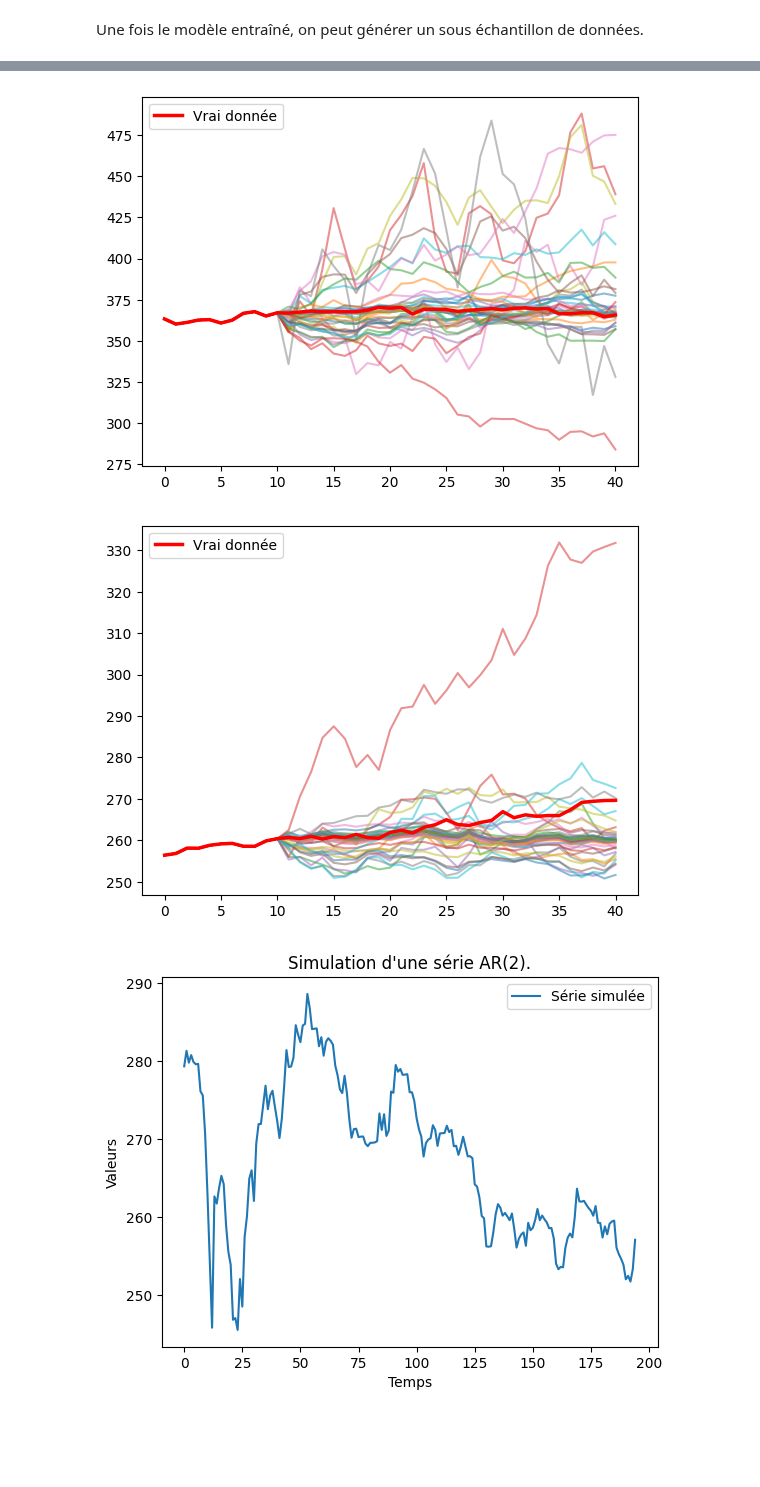
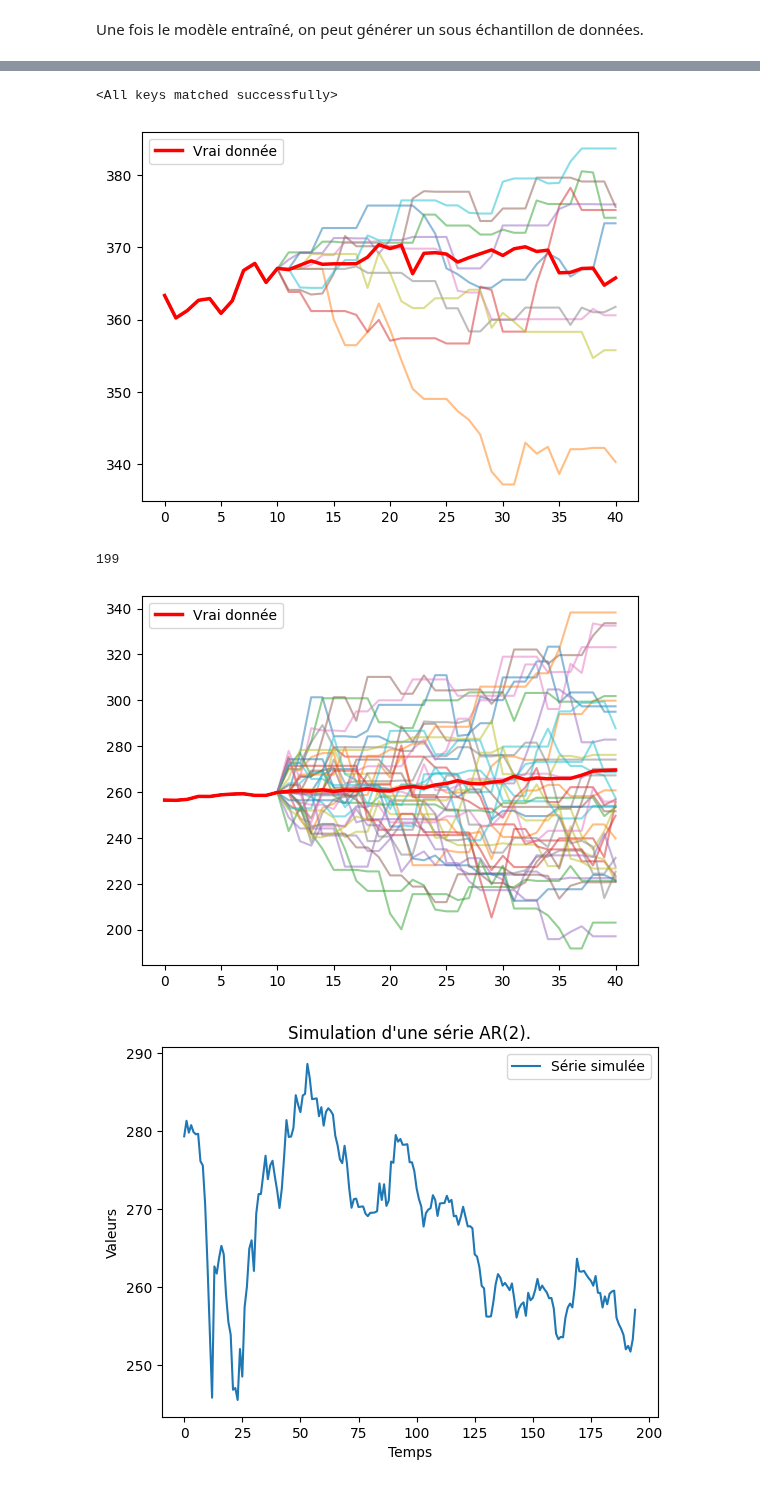
Before and after one commit to QMoayedpour/statapp-hsbc, a Jupyter notebook: gan_cnn.ipynb, the cells around one changed output, grey strips where cells are left out. Drawn from its saved outputs; the diff is of its cells as text; code cells hidden in the pictures; blank space fills up the shorter version.

```diff
--- a/gan_cnn.ipynb
+++ b/gan_cnn.ipynb
@@ -58,13 +58,13 @@ D_opt = optim.RMSprop(discriminator.parameters(), lr=lr_b)
 D_scheduler = optim.lr_scheduler.CyclicLR(D_opt, base_lr = lr_a, max_lr= 8e-5, step_size_up=100, step_size_down=900, mode ='triangular')
 G_scheduler = optim.lr_scheduler.CyclicLR(G_opt, base_lr = lr_b, max_lr= 6e-5, step_size_up=100, step_size_down=900, mode ='triangular')
 
-epochs = 2000
+epochs = 50
 batch_size = 128*2
 use_cuda = torch.cuda.is_available()
-scorepath = 'test'
+scorepath = './model'
 print(use_cuda)
 
-train = gen_model(y, generator, discriminator, G_opt, D_opt, batch_size, scorepath, ts_dim, latent_dim, D_scheduler, G_scheduler, conditional=conditional,use_cuda=use_cuda)
+train = gen_model(y, generator, discriminator, G_opt, D_opt, batch_size, scorepath, ts_dim, latent_dim, D_scheduler, G_scheduler, conditional=conditional,use_cuda=use_cuda, _lambda=1.5)
 train.train_model(epochs=epochs)
 # %% [output]
 True
@@ -86,0 +93,4 @@ show_examples(train.real_lines, train.fake_lines, size=4)
+# %%
+train.G.load_state_dict(torch.load("./model/gen_epoch30.pt"))
+# %% [output]
+<All keys matched successfully>
@@ -93,7 +105,7 @@ def generate_fake_scenario(input_, true_input, train, amplifier = 1, num = 5):
         real_samples = torch.from_numpy(input_[:conditional])
         noise[0][0][:conditional] = real_samples[:conditional]
         noise = noise.cuda()
-        v = train.G(noise)
+        v = train.G(noise)/5
         v[0][0][:conditional] = real_samples[:conditional]
         croissance = np.array(v.float().cpu().detach()[0][0])
         fake_line = np.array([true_input[0]] + [true_input[0] * np.prod(1 + croissance[:i+1]) for i in range(40)])
@@ -103,14 +115,17 @@ def generate_fake_scenario(input_, true_input, train, amplifier = 1, num = 5):
     plt.show()
 start = 2000
 
-generate_fake_scenario(y[start:],true_y[start:],train, amplifier = 3,num =40)
+generate_fake_scenario(y[start:],true_y[start:],train, amplifier = 1,num =10)
 # %% [output]
-[figure, old version]
+[figure, new version]
 # %%
-start = 200
-generate_fake_scenario(y[start:],true_y[start:],train, amplifier = 2,num = 40)
+import random
+start = random.randint(0, 1000)
+print(start)
+generate_fake_scenario(y[start:],true_y[start:],train, amplifier = 1,num = 40)
 # %% [output]
+199
-[figure, old version]
+[figure, new version]
 # %%
 simple_plot(true_y[2300:])
 # %% [output]
```
Also changed, not shown: parts of 9 cells of this notebook, 2 other files.
